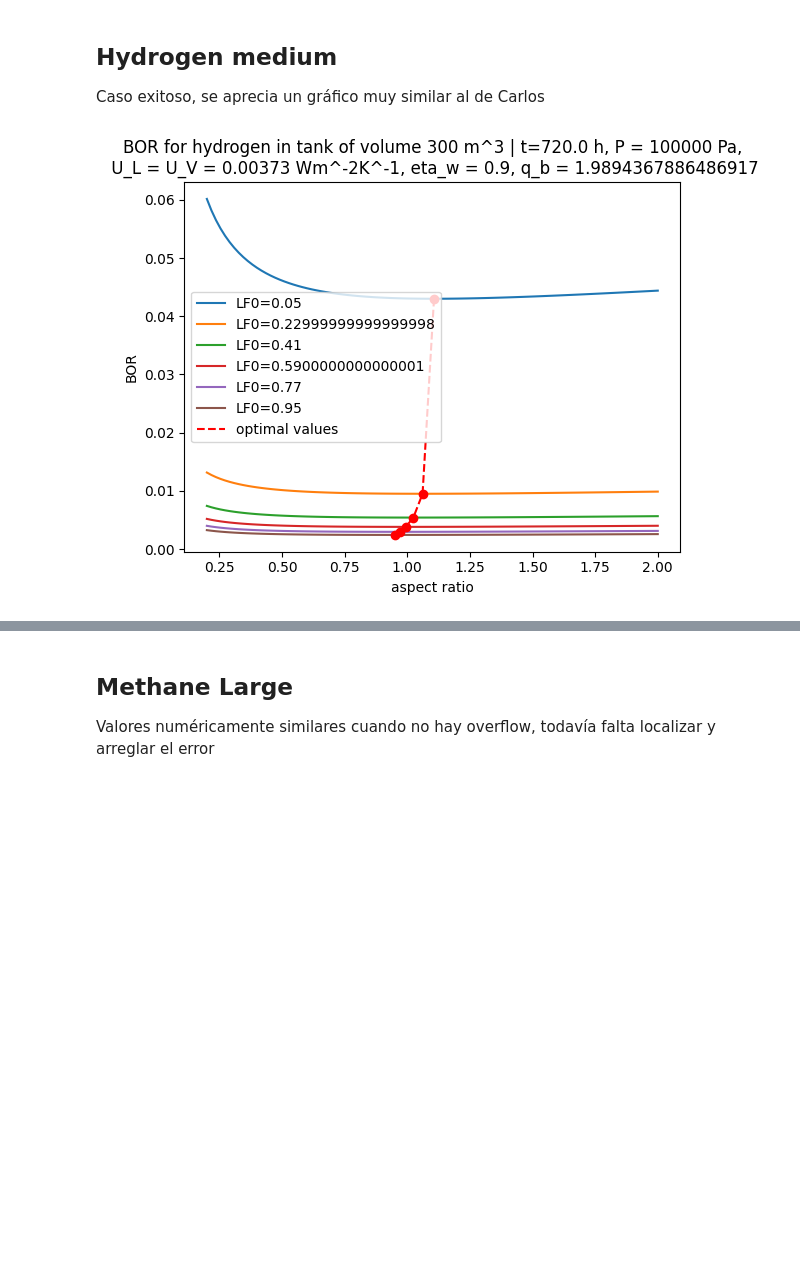
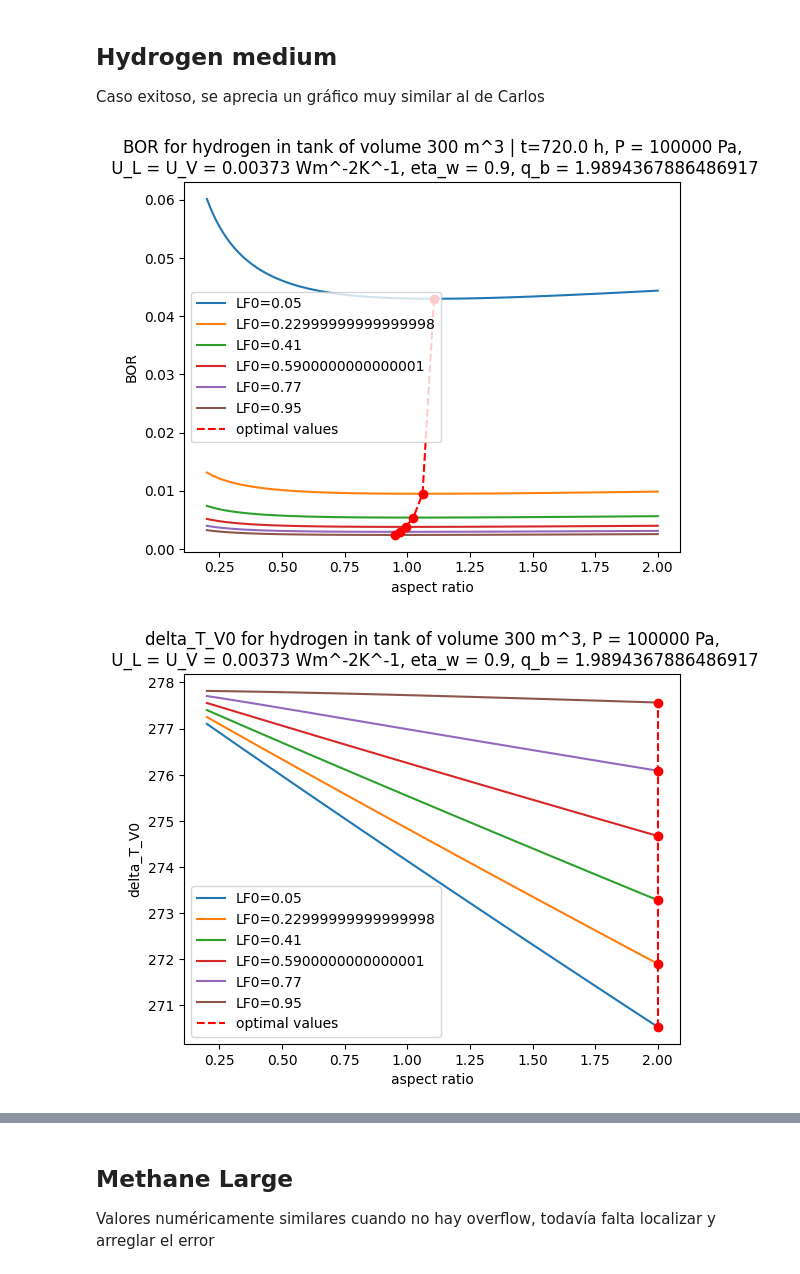
Before and after one commit to kowal-sky/AnaliticOpt, a Jupyter notebook: notebook.ipynb, the cells around one changed output, grey strips where cells are left out. Saved outputs shown, nothing was run; the diff lists cells and outputs as text; code cells hidden in the pictures; blank space fills up the shorter version.

```diff
--- a/notebook.ipynb
+++ b/notebook.ipynb
@@ -15,10 +15,13 @@ Caso exitoso, se aprecia un gráfico muy similar al de Carlos
 # %%
 tank = test_case('hydrogen medium')
 
 a_range = np.linspace(0.2, 2, 100)
 
 LF0_list = np.linspace(0.05, 0.95, 6)
 
 tank.plot_BOR_fixLF0(a_range, LF0_list=LF0_list, tf = 3600 * 24 * 30, opts = True, tol = 1e-8)
+tank.plot_func_fixLF0(Tank.delta_T_V0, a_range, LF0_list=LF0_list, opts = True, tol = 1e-8)
+tank.plot_func_fixLF0(Tank.delta_T_V0_old, a_range, LF0_list=LF0_list, opts = True, tol = 1e-8)
 # %% [output]
 [figure]
+[figure, added]
```
Also changed, not shown: parts of 12 cells of this notebook, 1 other file.
